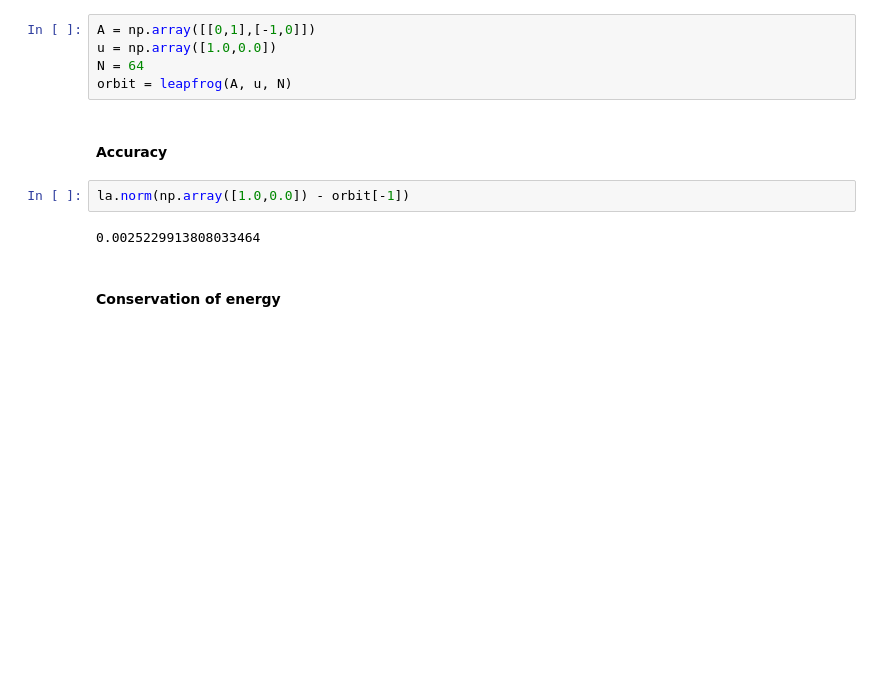
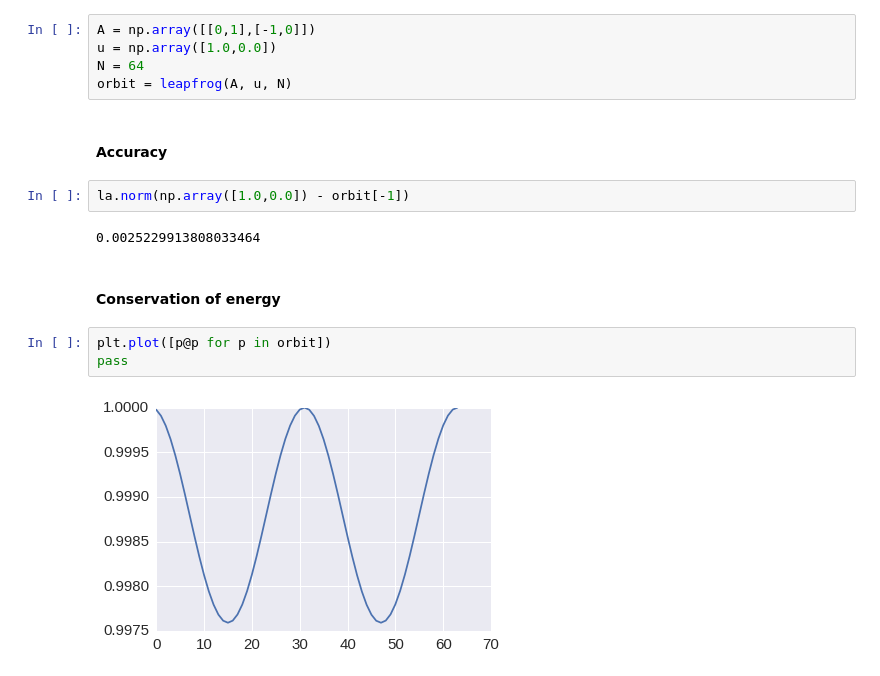
Before and after one commit to cliburn/sta-663-2016, a Jupyter notebook: lectures/HamiltonianMonteCarlo.ipynb, the cells around one changed output. Drawn from its saved outputs; the diff is of its cells as text; blank space fills up the shorter version.

```diff
--- a/lectures/HamiltonianMonteCarlo.ipynb
+++ b/lectures/HamiltonianMonteCarlo.ipynb
@@ -176,6 +186,11 @@ la.norm(np.array([1.0,0.0]) - orbit[-1])
 0.0025229913808033464
 # %% [markdown]
 #### Conservation of energy
+# %%
+plt.plot([p@p for p in orbit])
+pass
+# %% [output]
+[figure, added]
 # %%
 ax = plt.subplot(111)
 plt.plot(orbit[:, 0], orbit[:,1], 'o')
```
Also changed, not shown: parts of 8 cells of this notebook.
